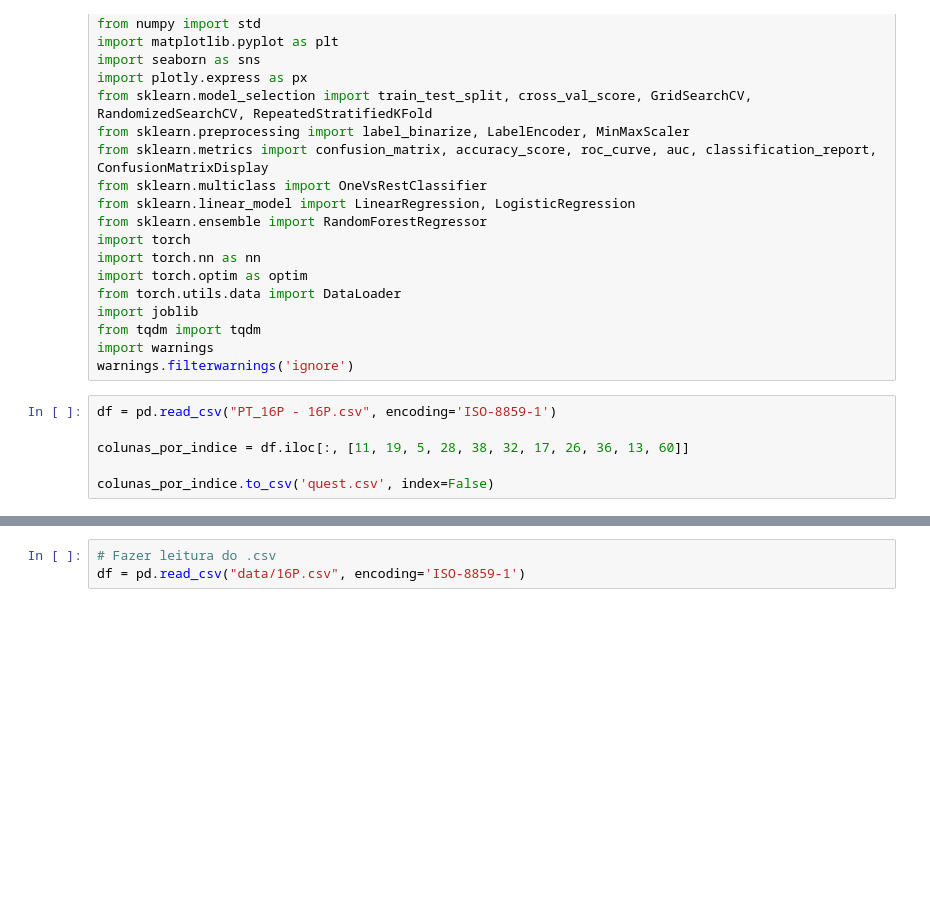
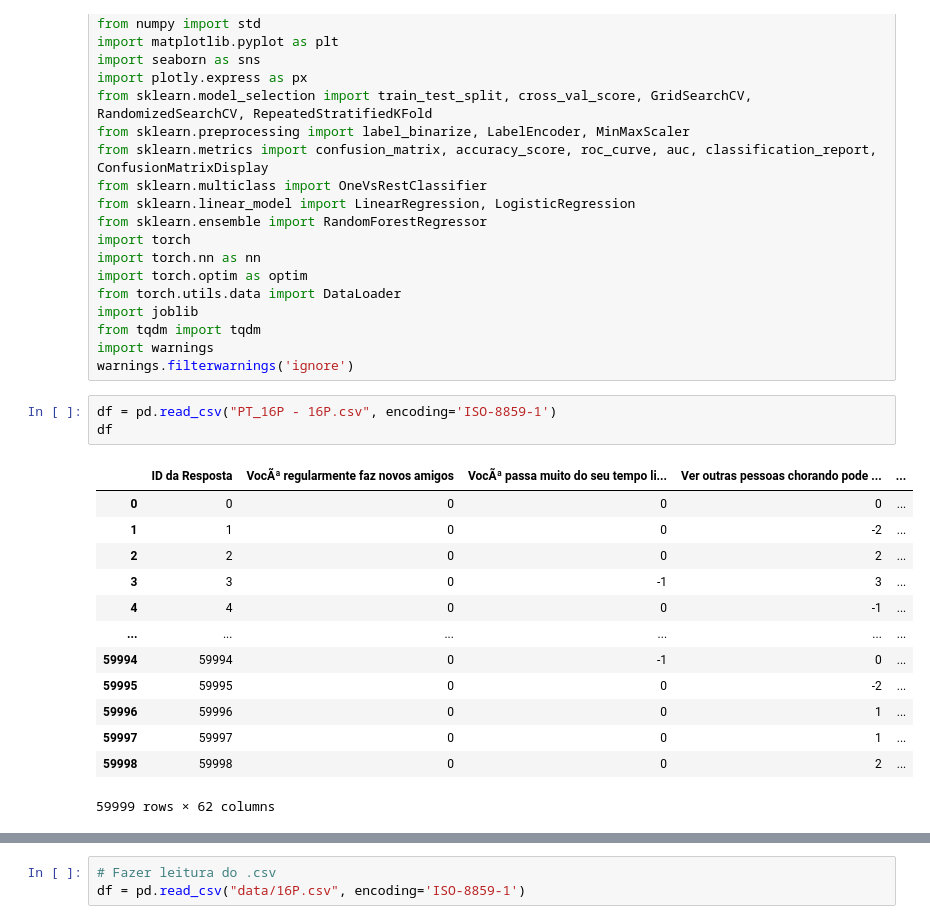
Before and after one commit to talesnobre/Trainees2, a Jupyter notebook: Projeto Final/Research/Final.ipynb, the cells around one changed output, grey strips where cells are left out. Drawn from its saved outputs; the diff is of its cells as text; blank space fills up the shorter version.

```diff
--- a/Projeto Final/Research/Final.ipynb
+++ b/Projeto Final/Research/Final.ipynb
@@ -24,7 +24,18 @@ import warnings
 warnings.filterwarnings('ignore')
 # %%
 df = pd.read_csv("PT_16P - 16P.csv", encoding='ISO-8859-1')
-
-colunas_por_indice = df.iloc[:, [11, 19, 5, 28, 38, 32, 17, 26, 36, 13, 60]]
-
-colunas_por_indice.to_csv('quest.csv', index=False)
+df
+# %% [output]
+|  | ID da Resposta | VocÃª regularmente faz novos amigos | VocÃª passa muito do seu tempo li... | Ver outras pessoas chorando pode ... | ... |
+| 0 | 0 | 0 | 0 | 0 | ... |
+| 1 | 1 | 0 | 0 | -2 | ... |
+| 2 | 2 | 0 | 0 | 2 | ... |
+| 3 | 3 | 0 | -1 | 3 | ... |
+| 4 | 4 | 0 | 0 | -1 | ... |
+| ... | ... | ... | ... | ... | ... |
+| 59994 | 59994 | 0 | -1 | 0 | ... |
+| 59995 | 59995 | 0 | 0 | -2 | ... |
+| 59996 | 59996 | 0 | 0 | 1 | ... |
+| 59997 | 59997 | 0 | 0 | 1 | ... |
+| 59998 | 59998 | 0 | 0 | 2 | ... |
+59999 rows × 62 columns
```
Also changed, not shown: parts of 2 cells of this notebook, 12 other files.
